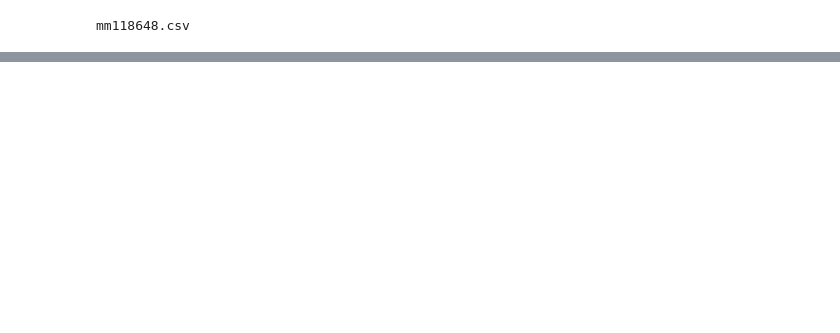
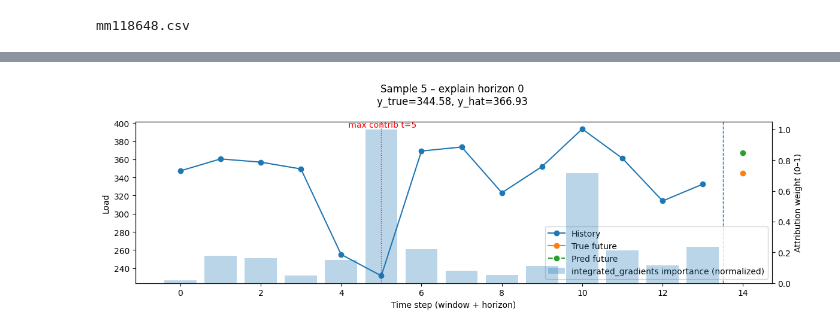
Before and after one commit to JanaJankovic/xai-sandbox, a Jupyter notebook: work/load/vis.ipynb, the cells around one changed output, grey strips where cells are left out. Cells and saved outputs as stored; diff of their text form; code cells hidden in the pictures; blank space fills up the shorter version.

```diff
--- a/work/load/vis.ipynb
+++ b/work/load/vis.ipynb
@@ -23,0 +24,13 @@ _ = plot_saliency_time(
+# %%
+from work.load.custom import load_forecaster_from_disk, plot_forecast_with_explanation
+
+
+forecaster = load_forecaster_from_disk("mm118648")  # or whatever stem
+plot_forecast_with_explanation(
+    forecaster,
+    sample_idx=5,
+    h_index=0,                  # which future step you care about
+    method="integrated_gradients",
+)
+# %% [output]
+[figure, added]
```
Also changed, not shown: parts of 2 cells of this notebook, 42 other files.
